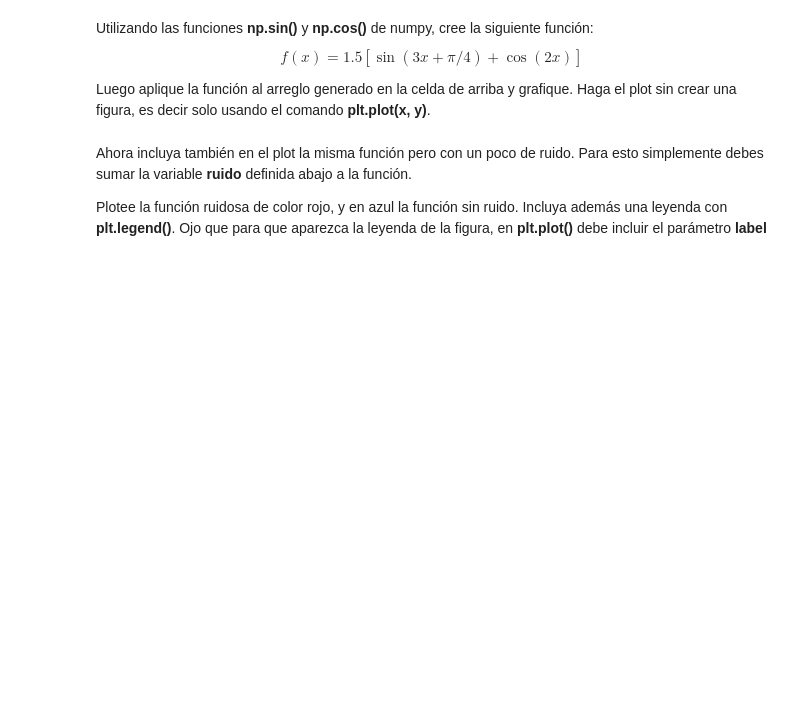
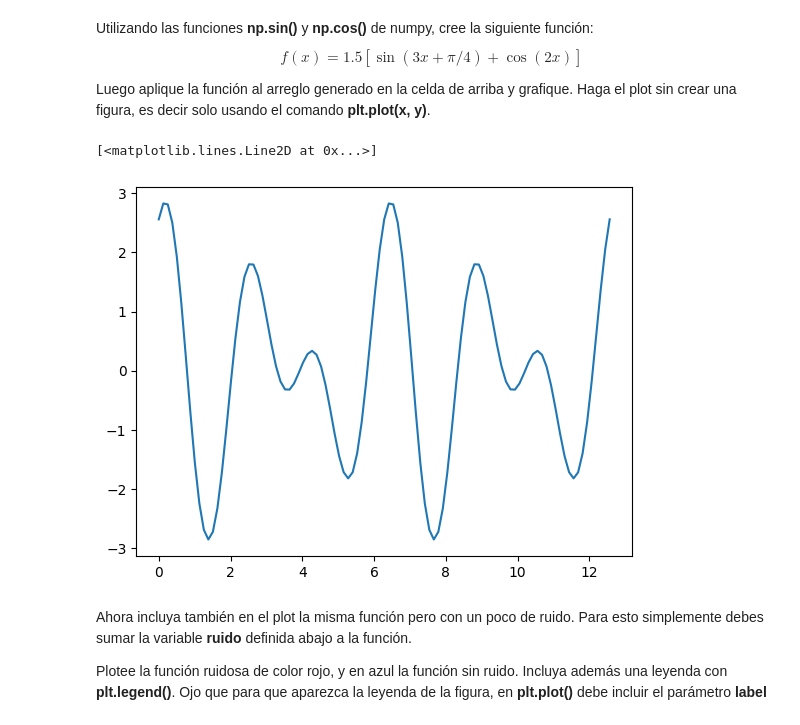
Before and after one commit to dantekliwadenko/Tarea-1, a Jupyter notebook: Tarea_1.ipynb, the cells around one changed output. Drawn from its saved outputs; the diff is of its cells as text; code cells hidden in the pictures; blank space fills up the shorter version.

```diff
--- a/Tarea_1.ipynb
+++ b/Tarea_1.ipynb
@@ -331,0 +332,3 @@ x_values =
+# %%
+x_values = np.arange(0.0, 4.04 * np.pi, 0.04 * np.pi)
+print(x_values)
@@ -337,9 +358,13 @@ Luego aplique la función al arreglo generado en la celda de arriba y grafique.
 # %%
 # Escriba la función aquí
 def f(x):
-
+  return 1.5 * (np.sin(3 * x + 0.25 * np.pi) + np.cos(2 * x))
 
 # Haga el plot aquí
+plt.plot(x_values, f(x_values))
+# %% [output]
+[<matplotlib.lines.Line2D at 0x...>]
+[figure, added]
 # %% [markdown]
 Ahora incluya también en el plot la misma función  pero con un poco de ruido. Para esto simplemente debes sumar la variable **ruido** definida abajo a la función.
 
```
Also changed, not shown: parts of 20 cells of this notebook.
